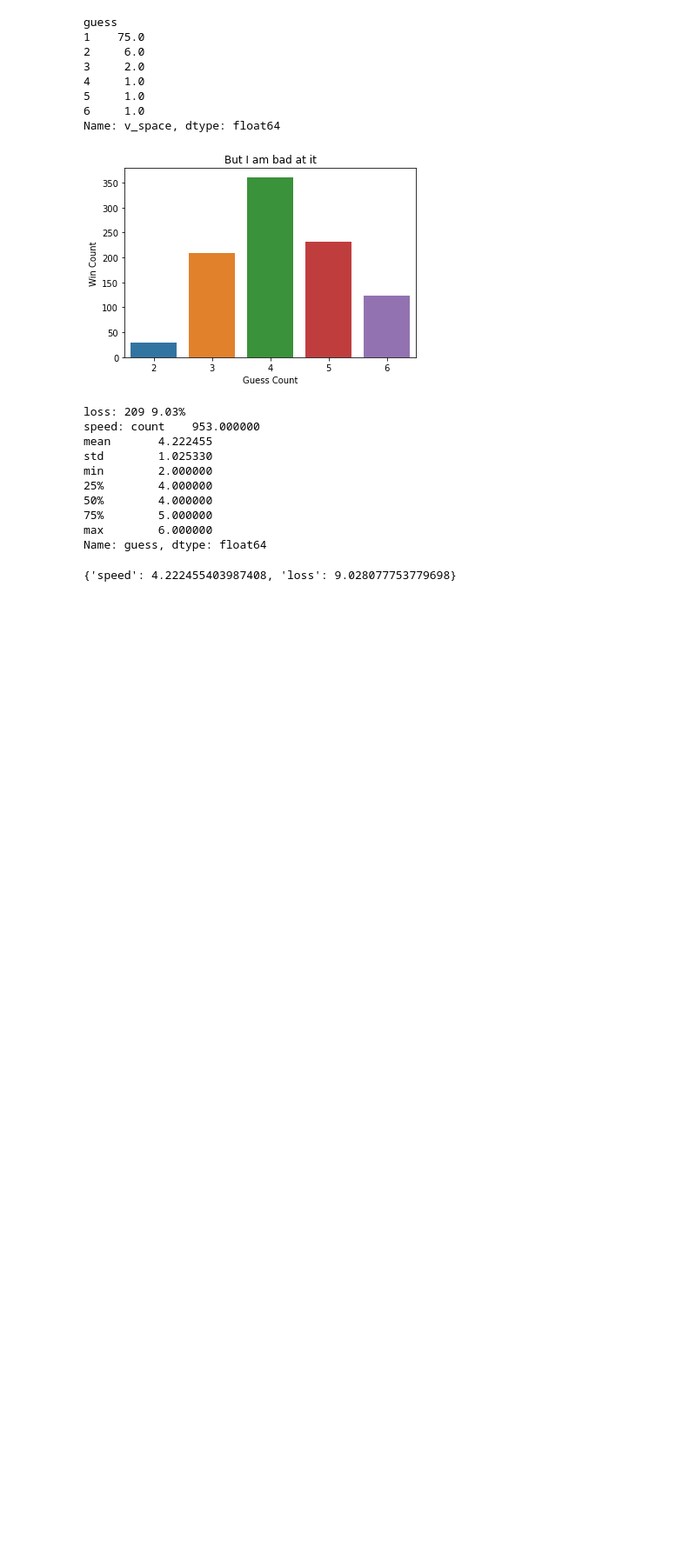
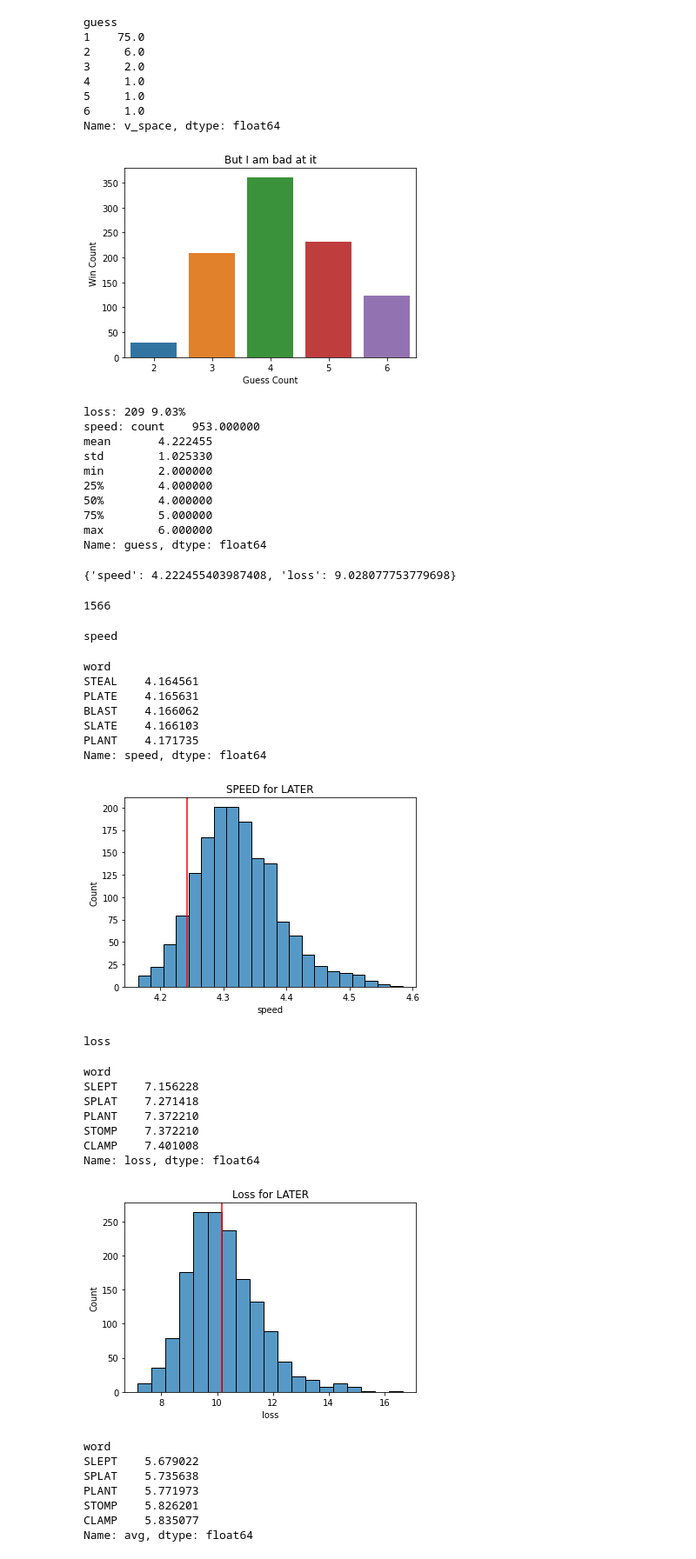
Before and after one commit to ACEnglish/wordlexp, a Jupyter notebook: Wordle.ipynb, the cells around one changed output. Shown: that part at 87% size. Drawn from its saved outputs; the diff is of its cells as text; code cells hidden in the pictures; blank space fills up the shorter version.

```diff
--- a/Wordle.ipynb
+++ b/Wordle.ipynb
@@ -114,3 +71,56 @@ min        2.000000
 max        6.000000
 Name: guess, dtype: float64
 {'speed': 4.222455403987408, 'loss': 9.028077753779698}
+# %%
+import seaborn as sb
+import matplotlib.pyplot as plt
+import joblib
+scores = joblib.load("candidate_scores.jl")
+scores.set_index("word", inplace=True)
+len(scores)
+# %% [output]
+1566
+# %%
+print('speed')
+we.display(scores.sort_values('speed')['speed'].head())
+p = sb.histplot(scores['speed'],binwidth=0.02)
+p.set(title="SPEED for LATER")
+plt.axvline(scores.loc['LATER']['speed'], color='red')
+plt.savefig("imgs/speed_later.png")
+plt.show()
+
+print('loss')
+we.display(scores.sort_values('loss')['loss'].head())
+p = sb.histplot(scores['loss'],binwidth=.5)
+p.set(title="Loss for LATER")
+plt.axvline(scores.loc['LATER']['loss'], color='red')
+plt.savefig("imgs/loss_later.png")
+plt.show()
+scores['avg'] = (scores['speed'] + scores['loss']) / 2
+scores.sort_values('avg')['avg'].head()
+# %% [output]
+speed
+word
+STEAL    4.164561
+PLATE    4.165631
+BLAST    4.166062
+SLATE    4.166103
+PLANT    4.171735
+Name: speed, dtype: float64
+[figure, added]
+loss
+word
+SLEPT    7.156228
+SPLAT    7.271418
+PLANT    7.372210
+STOMP    7.372210
+CLAMP    7.401008
+Name: loss, dtype: float64
+[figure, added]
+word
+SLEPT    5.679022
+SPLAT    5.735638
+PLANT    5.771973
+STOMP    5.826201
+CLAMP    5.835077
+Name: avg, dtype: float64
```
Also changed, not shown: parts of 2 cells of this notebook, 5 other files.
